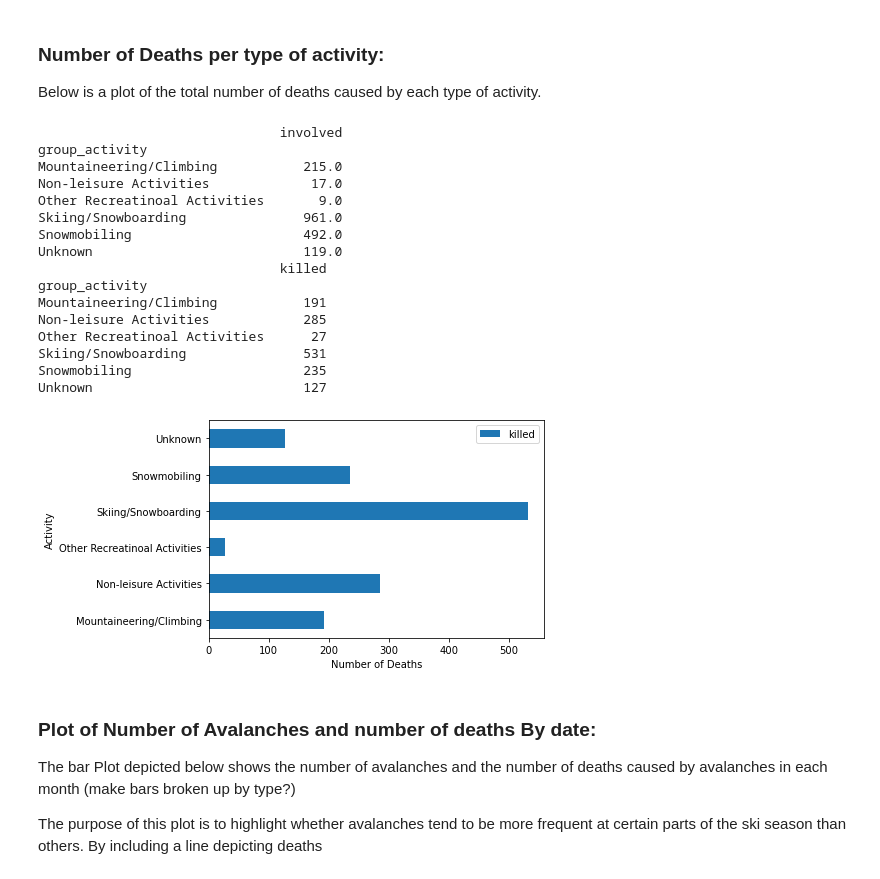
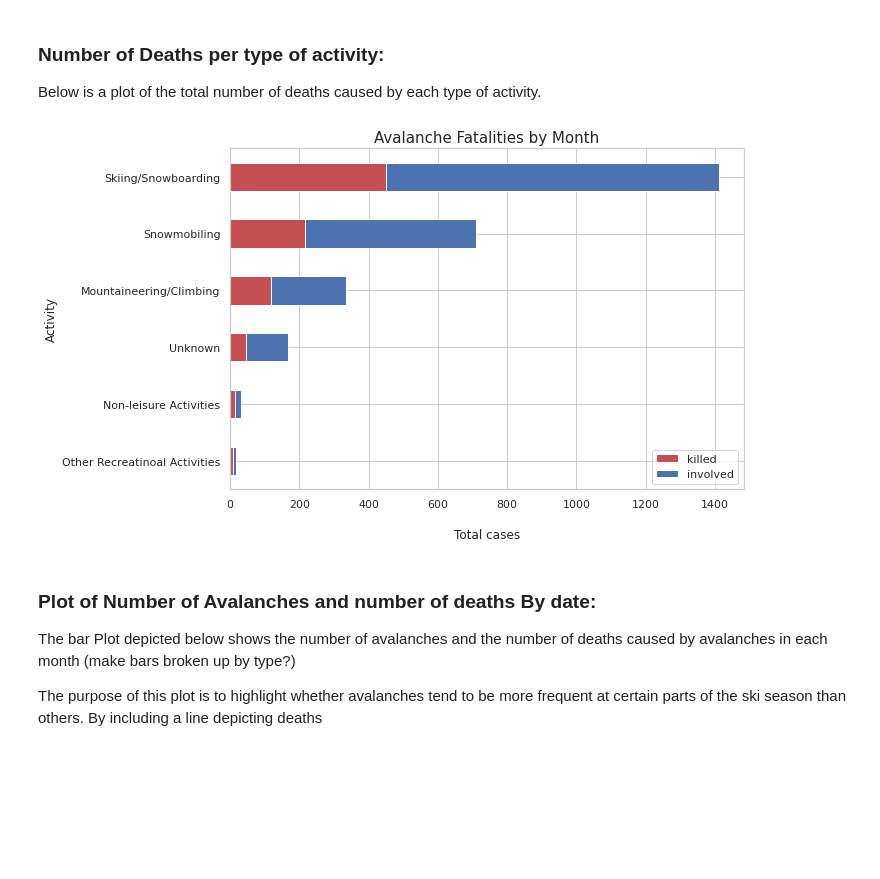
Before and after one commit to omertahi/avalanche_accidents, a Jupyter notebook: Project.ipynb, the cells around one changed output. Cells and saved outputs as stored; diff of their text form; code cells hidden in the pictures; blank space fills up the shorter version.

Commit message:
Added 2 plots

```diff
--- a/Project.ipynb
+++ b/Project.ipynb
@@ -18,6 +18,7 @@ firstly, we must prepare the data so that our data frame for our analysis contai
 ## Installing Necessary Packages:
 # %%
 import matplotlib.pyplot as plt
+import seaborn as sns
 import numpy as np
 import json
 import os
@@ -32,6 +33,8 @@ import re
 from bs4 import BeautifulSoup
 from urllib.request import Request, urlopen
 from itertools import chain
+sns.set(style="white")
+sns.set(style="whitegrid", color_codes=True)
 
 %matplotlib inline
 # %% [markdown]
@@ -133,13 +136,11 @@ incidents['group_activity'] = incidents['group_activity'].apply(clean_group_acti
 
 # Drop a duplicated coloumn
 cleaned_incidents = (pd.DataFrame(chain.from_iterable(incidents.avalanche_obs))
-                     .drop(columns=['observation_date'])
-                    )
+                     .drop(columns=['observation_date']))
 # Select only the columns with the variables of interest
 ca_incidents = (incidents
                 .iloc[:,[1,2,6,7,8,9,10,11,12]]
-                .merge(cleaned_incidents, left_index=True, right_index=True)
-               )
+                .merge(cleaned_incidents, left_index=True, right_index=True))
 
 # Clean up type column
 slab = ['S','CS','Slab', 'SS', 'HS', 'slab', 'layer', '2.5', 'facet', 'persistent']
@@ -172,8 +173,7 @@ ca_incidents = (ca_incidents
                                  'num_involved': 'involved',
                                  'num_injured': 'injured',
                                  'num_fatal': 'killed',
-                                 'comment': 'description'})
-               )
+                                 'comment': 'description'}))
 
 with pd.option_context('display.max_rows', None, 'display.max_columns', None):
     display(ca_incidents.head())
@@ -288,8 +288,7 @@ us_cases_extended = (pd.read_csv('us_cases_extended.csv')
                      .assign(Involved = lambda x: x['Caught'] + x['Fully Buried']
                              + x['Injured'] + x['Killed'] + x['Partially Buried, Non-Critical']
                              + x['Partially Buried, Critical'])
-                     .iloc[:,[0,5,7,8,9,10,11,12,13,14]]
-                    )
+                     .iloc[:,[0,5,7,8,9,10,11,12,13,14]])
 # Merge the two dataframes into one
 us_incidents = (us_data
                 .drop(50)
@@ -302,8 +301,7 @@ us_incidents = (us_data
                                  'Size - Destructive Force': 'size',
                                  'Primary Travel Mode': 'group_activity'})
                 .iloc[:,[0,2,1,14,6,4,3,5,9,7,8,11,12,10,13]]
-                .replace('--', np.nan)
-               )
+                .replace('--', np.nan))
 us_incidents.columns = us_incidents.columns.str.lower()
 us_incidents['group_activity'] = us_incidents['group_activity'].apply(clean_group_activity)
 us_incidents['type'] = us_incidents['type'].apply(clean_type)
@@ -340,8 +338,7 @@ eu_incidents = (pd.concat(df)
                                  'Avalanche Comment': 'description',
                                  'Type': 'group_activity'})
                 .reset_index()
-                .drop(columns = ['index'])
-               )
+                .drop(columns = ['index']))
 eu_incidents.columns = eu_incidents.columns.str.lower()
 eu_incidents['date'] = pd.to_datetime(eu_incidents['date']).dt.date
 eu_incidents['group_activity'] = eu_incidents['group_activity'].apply(clean_group_activity)
@@ -395,37 +413,20 @@ accidents.head()
 
 Below is a plot of the total number of deaths caused by each type of activity.
 # %%
+dat = (accidents.groupby('group_activity')
+       .agg({'killed': 'sum', 'involved': 'sum'})
+       .sort_values('killed'))
 
-activity_deaths=accidents.groupby(['group_activity'])['killed'].sum().to_frame()
-
-ppl_involved = accidents.groupby(['group_activity'])['involved'].sum().to_frame()
-print(ppl_involved)
-print(activity_deaths)
-
-
-activity_deaths.plot.barh()
-
-plt.xlabel("Number of Deaths")
+fig, ax = plt.subplots(figsize=(10,6))
+dat.plot.barh(ax=ax, stacked=True, color=['r', 'b'])
+plt.xlabel("\nTotal cases")
 plt.ylabel("Activity")
+plt.title("Avalanche Fatalities by Month", fontsize=15)
+plt.legend(loc='lower right')
+plt.tight_layout()
 plt.show()
 # %% [output]
-                               involved
-group_activity
-Mountaineering/Climbing           215.0
-Non-leisure Activities             17.0
-Other Recreatinoal Activities       9.0
-Skiing/Snowboarding               961.0
-Snowmobiling                      492.0
-Unknown                           119.0
-                               killed
-group_activity
-Mountaineering/Climbing           191
-Non-leisure Activities            285
-Other Recreatinoal Activities      27
-Skiing/Snowboarding               531
-Snowmobiling                      235
-Unknown                           127
-[figure, old version]
+[figure, new version]
 # %% [markdown]
 ### Plot of Number of Avalanches and number of deaths By date:
 
```
Also changed, not shown: parts of 2 cells of this notebook.
